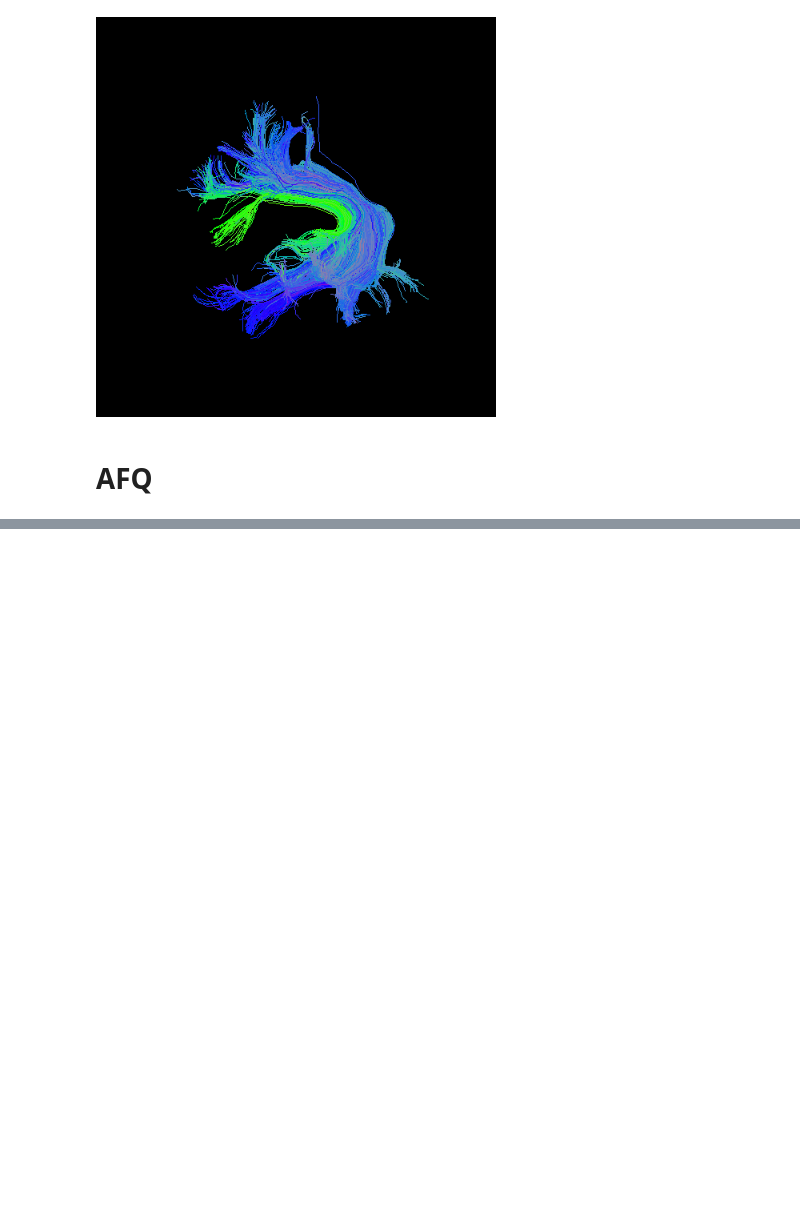
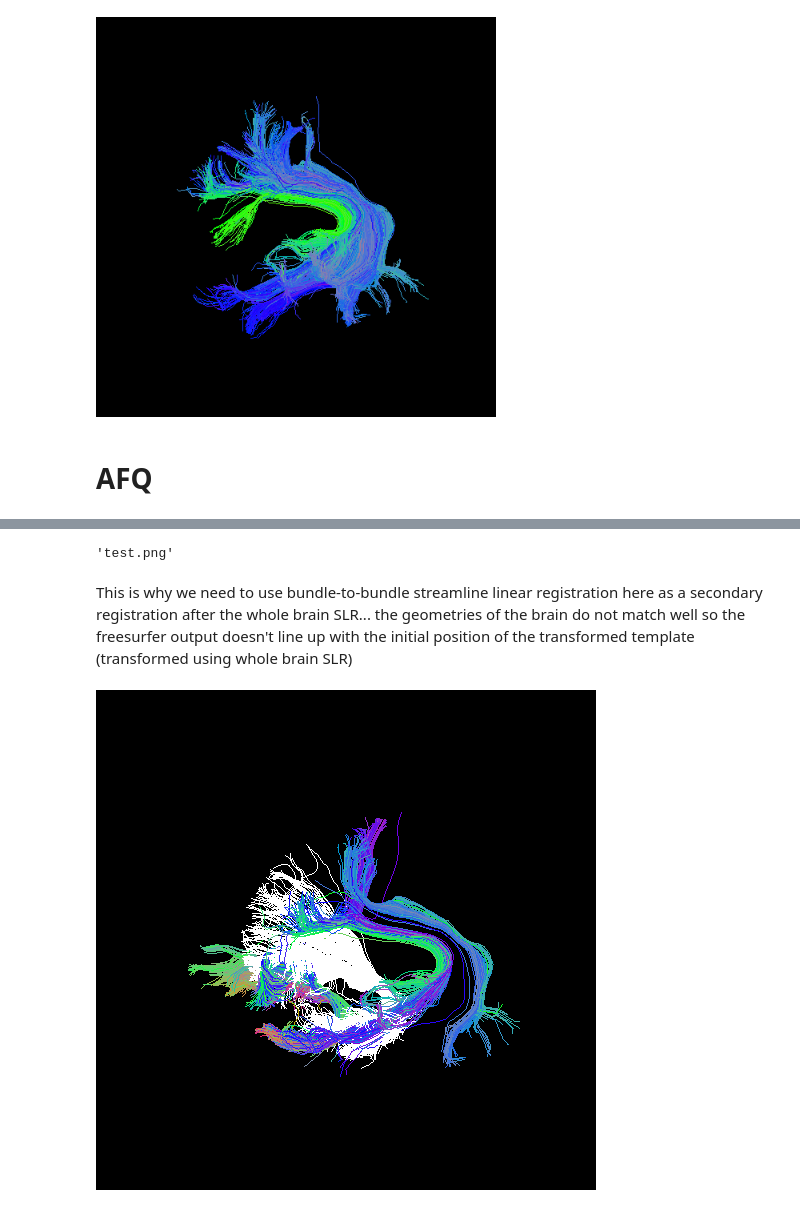
Before and after one commit to kesshijordan/shared_notebooks, a Jupyter notebook: Keshtest_pyAFQ_Freesurfer_Recobundles.ipynb, the cells around one changed output, grey strips where cells are left out. Cells and saved outputs as stored; diff of their text form; code cells hidden in the pictures; blank space fills up the shorter version.

```diff
--- a/Keshtest_pyAFQ_Freesurfer_Recobundles.ipynb
+++ b/Keshtest_pyAFQ_Freesurfer_Recobundles.ipynb
@@ -328,0 +542,10 @@ ax.legend()
+# %%
+genren_AGG(fs_output, sls2=template_xfmd,  showme=True)
+# %% [output]
+'test.png'
+# %% [markdown]
+This is why we need to use bundle-to-bundle streamline linear registration here as a secondary registration after the whole brain SLR... the geometries of the brain do not match well so the freesurfer output doesn't line up with the initial position of the transformed template (transformed using whole brain SLR)
+# %%
+Image('pyAFQuicobundles_freesurfer_test_outputs/Left Uncinate_1tA.png')
+# %% [output]
+[figure, added]
```
Also changed, not shown: parts of 40 cells of this notebook.
